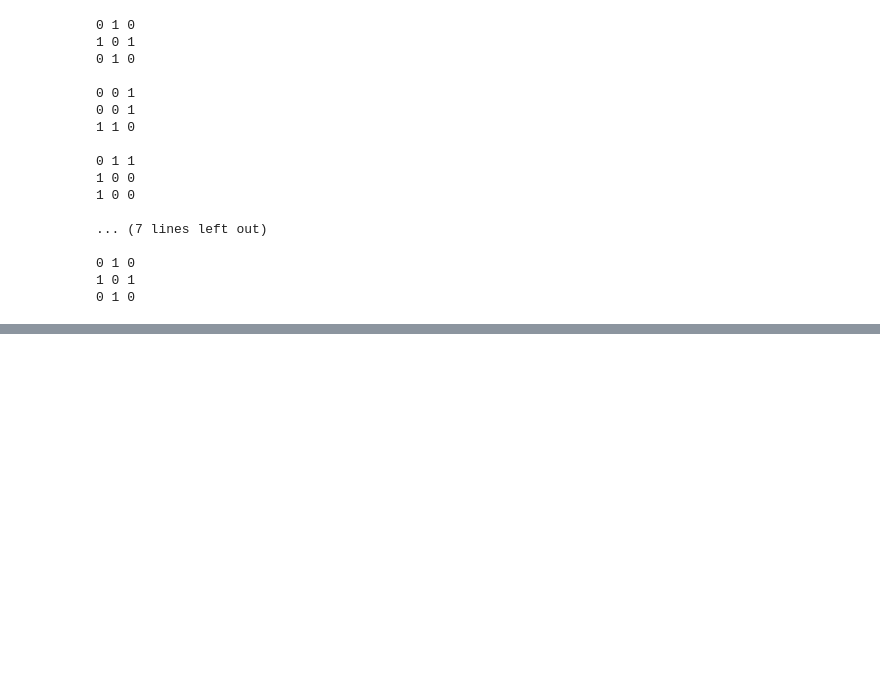
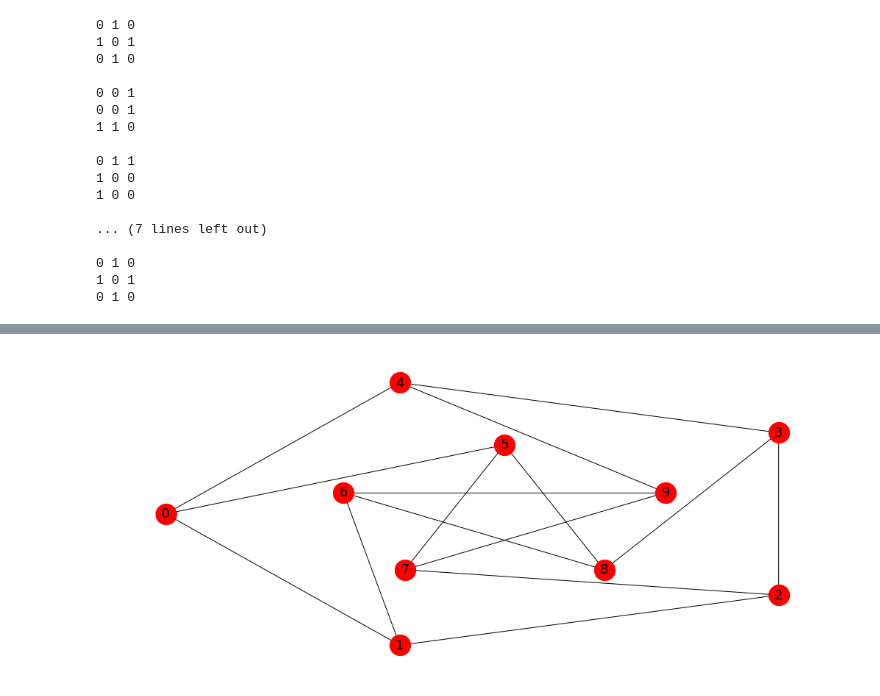
Before and after one commit to Rshocks/GraphTheory, a Jupyter notebook: Graph Isomorphism.ipynb, the cells around one changed output, grey strips where cells are left out. Drawn from its saved outputs; the diff is of its cells as text; code cells hidden in the pictures; blank space fills up the shorter version.

```diff
--- a/Graph Isomorphism.ipynb
+++ b/Graph Isomorphism.ipynb
@@ -475,0 +534,5 @@ for p in perms:
+# %%
+# same graph just rotated some 90 degrees
+nx.draw_shell(G, nlist=[range(5, 10), range(0, 5)], **params)
+# %% [output]
+[figure, added]
```
Also changed, not shown: parts of 14 cells of this notebook.
